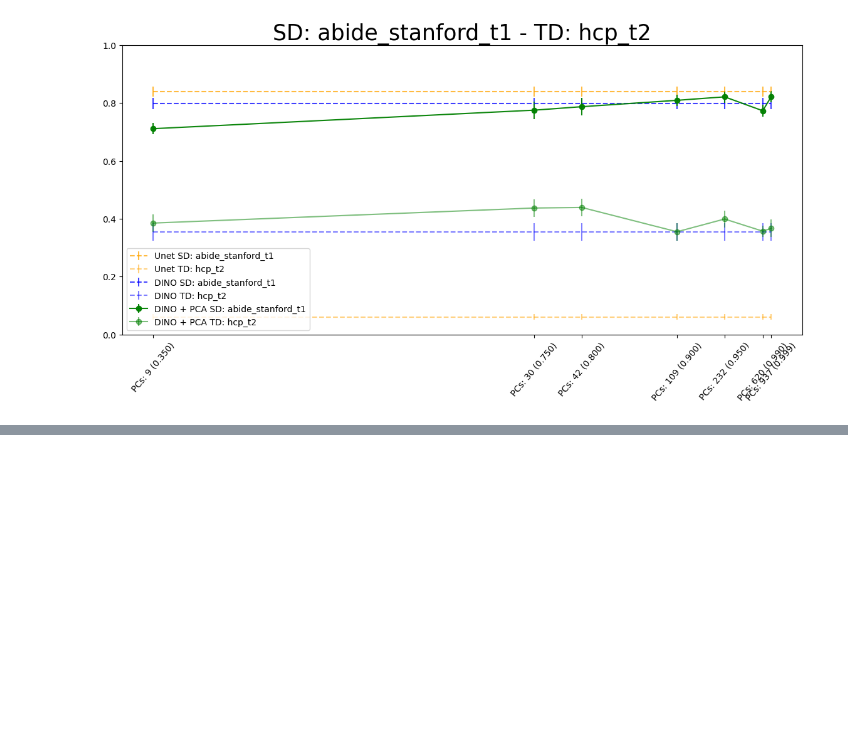
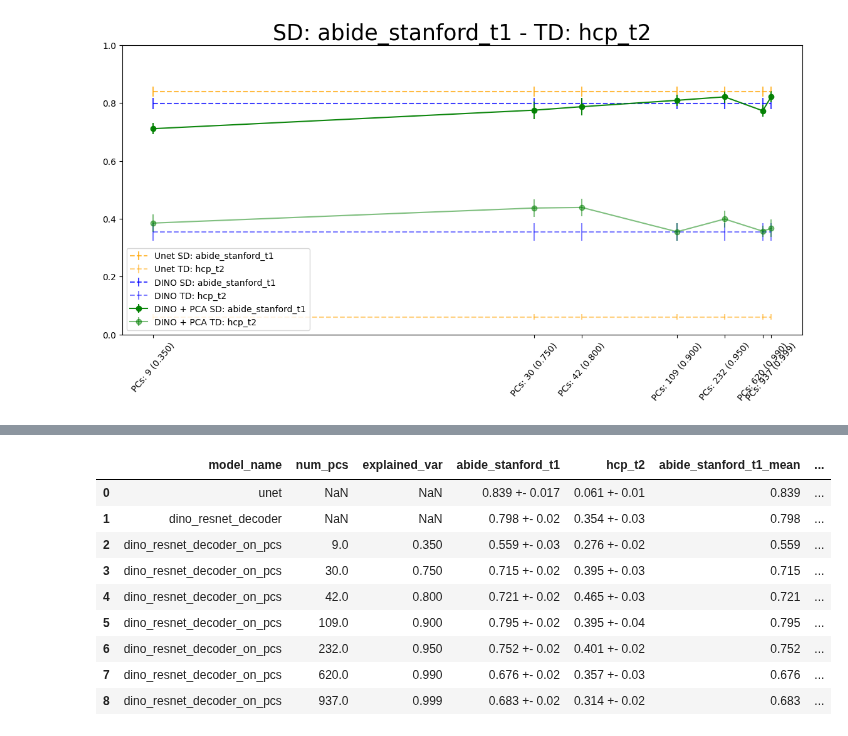
Before and after one commit to JdbermeoUZH/MastersThesisUIASegmentation, a Jupyter notebook: notebooks/dino/2_pc_segmentation_performance.ipynb, the cells around one changed output, grey strips where cells are left out. Cells and saved outputs as stored; diff of their text form; code cells hidden in the pictures; blank space fills up the shorter version.

```diff
--- a/notebooks/dino/2_pc_segmentation_performance.ipynb
+++ b/notebooks/dino/2_pc_segmentation_performance.ipynb
@@ -179,0 +197,19 @@ for target_domain in target_domains:
+# %%
+datasets = ['abide_stanford_t1', 'hcp_t2']
+
+for dataset in datasets:
+    results_df[f"{dataset}_mean"] = results_df[dataset].str.split(' ').str[0].astype(float)
+    results_df[f"{dataset}_std"] = results_df[dataset].str.split(' ').str[-1].astype(float)
+
+results_df
+# %% [output]
+|  | model_name | num_pcs | explained_var | abide_stanford_t1 | hcp_t2 | abide_stanford_t1_mean | ... |
+| 0 | unet | NaN | NaN | 0.839 +- 0.017 | 0.061 +- 0.01 | 0.839 | ... |
+| 1 | dino_resnet_decoder | NaN | NaN | 0.798 +- 0.02 | 0.354 +- 0.03 | 0.798 | ... |
+| 2 | dino_resnet_decoder_on_pcs | 9.0 | 0.350 | 0.559 +- 0.03 | 0.276 +- 0.02 | 0.559 | ... |
+| 3 | dino_resnet_decoder_on_pcs | 30.0 | 0.750 | 0.715 +- 0.02 | 0.395 +- 0.03 | 0.715 | ... |
+| 4 | dino_resnet_decoder_on_pcs | 42.0 | 0.800 | 0.721 +- 0.02 | 0.465 +- 0.03 | 0.721 | ... |
+| 5 | dino_resnet_decoder_on_pcs | 109.0 | 0.900 | 0.795 +- 0.02 | 0.395 +- 0.04 | 0.795 | ... |
+| 6 | dino_resnet_decoder_on_pcs | 232.0 | 0.950 | 0.752 +- 0.02 | 0.401 +- 0.02 | 0.752 | ... |
+| 7 | dino_resnet_decoder_on_pcs | 620.0 | 0.990 | 0.676 +- 0.02 | 0.357 +- 0.03 | 0.676 | ... |
+| 8 | dino_resnet_decoder_on_pcs | 937.0 | 0.999 | 0.683 +- 0.02 | 0.314 +- 0.02 | 0.683 | ... |
```
Also changed, not shown: parts of 5 cells of this notebook, 12 other files.
